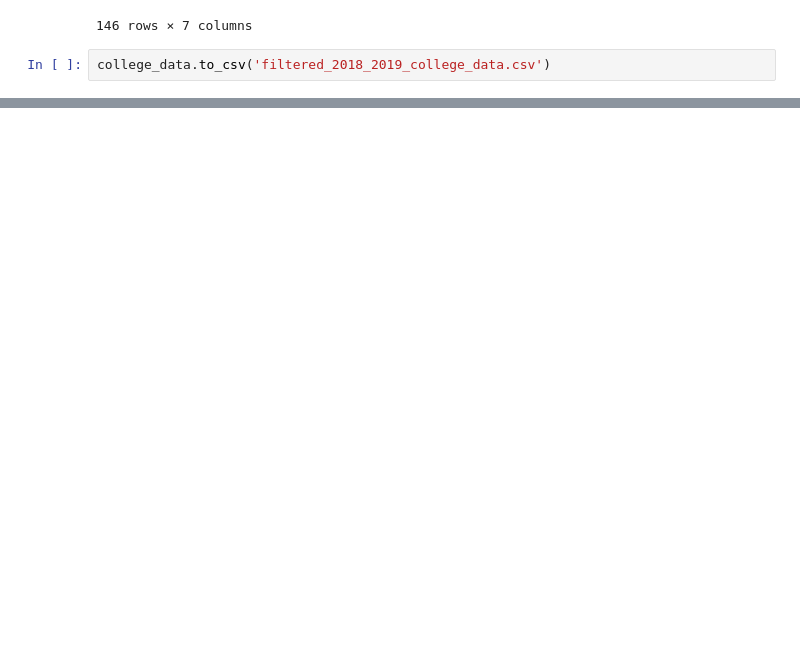
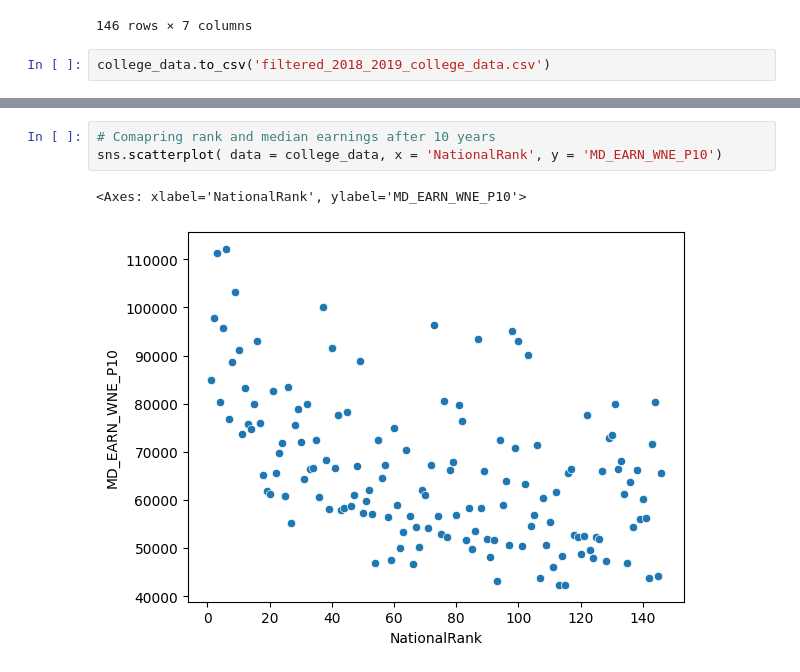
Before and after one commit to b4tan/College-Rank-and-Career-Success, a Jupyter notebook: 2018-2019-wrangle.ipynb, the cells around one changed output, grey strips where cells are left out. Drawn from its saved outputs; the diff is of its cells as text; blank space fills up the shorter version.

```diff
--- a/2018-2019-wrangle.ipynb
+++ b/2018-2019-wrangle.ipynb
@@ -111,0 +125,6 @@ college_data.to_csv('filtered_2018_2019_college_data.csv')
+# %%
+# Comapring rank and median earnings after 10 years
+sns.scatterplot( data = college_data, x = 'NationalRank', y = 'MD_EARN_WNE_P10')
+# %% [output]
+<Axes: xlabel='NationalRank', ylabel='MD_EARN_WNE_P10'>
+[figure, added]
```
Also changed, not shown: parts of 4 cells of this notebook, 1 other file.
